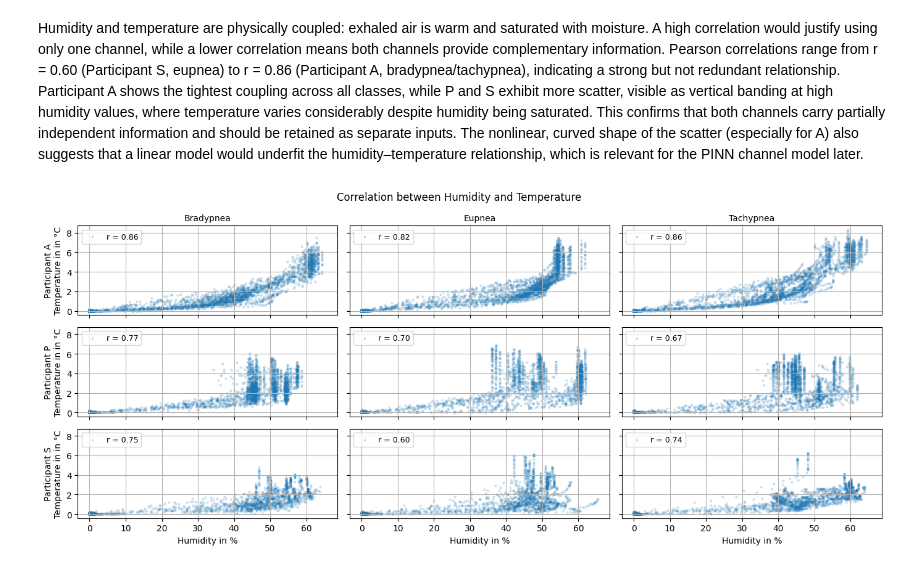
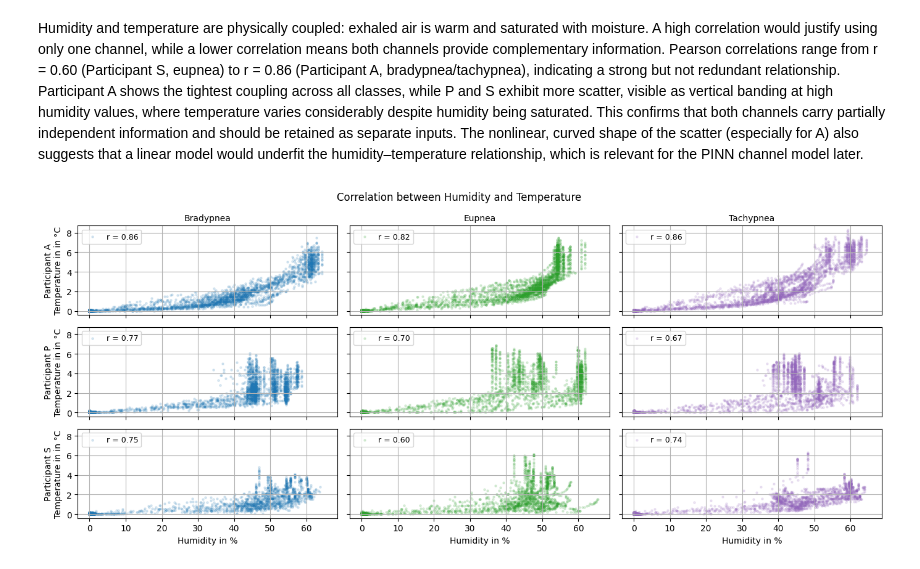
Before and after one commit to leon-rny/neural-network-breath-modeling, a Jupyter notebook: eda.ipynb, the cells around one changed output. Drawn from its saved outputs; the diff is of its cells as text; code cells hidden in the pictures.

Commit message:
eda: changed color in scatterplot

```diff
--- a/eda.ipynb
+++ b/eda.ipynb
@@ -178,26 +178,26 @@ Humidity and temperature are physically coupled: exhaled air is warm and saturat
 # %%
 fig, axes = plt.subplots(3, 3, figsize=(14, 6), sharex=True, sharey=True)
 
 for p_idx, participant in enumerate(['a', 'p', 's']):
     for col, cls in enumerate(CLASSES):
         ax = axes[p_idx, col]
 
         trials = dataset[(dataset['class'] == cls) & (dataset['participant'] == participant)]
         records = trials.to_dict('records')
 
         all_h = np.concatenate([r['humidity'] - r['humidity'].min() for r in records])
         all_temp = np.concatenate([r['temperature'] - r['temperature'].min() for r in records])
         corr = np.corrcoef(all_h, all_temp)[0, 1]
 
-        ax.scatter(all_h, all_temp, alpha=0.15, s=5, rasterized=True, label=f'r = {corr:.2f}')
+        ax.scatter(all_h, all_temp, alpha=0.15, s=5, rasterized=True, label=f'r = {corr:.2f}', color=class_colors[cls])
         ax.legend(loc='upper left')
         axes[0, col].set_title(f'{cls.capitalize()}')
         axes[-1, col].set_xlabel('Humidity in %')
         axes[p_idx, 0].set_ylabel(f'Participant {participant.upper()}\nTemperature in in °C')
         ax.grid()
 
 plt.suptitle('Correlation between Humidity and Temperature')
 plt.tight_layout()
 plt.show()
 # %% [output]
-[figure, old version]
+[figure, new version]
```
